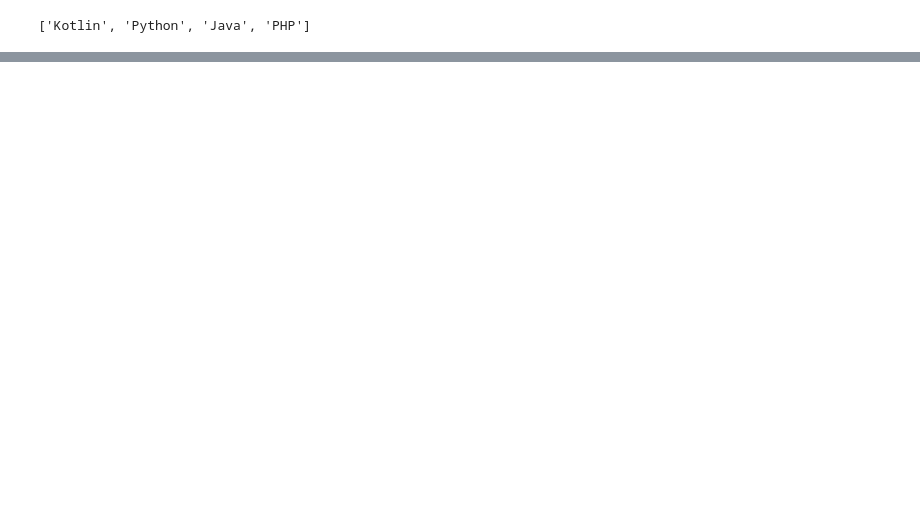
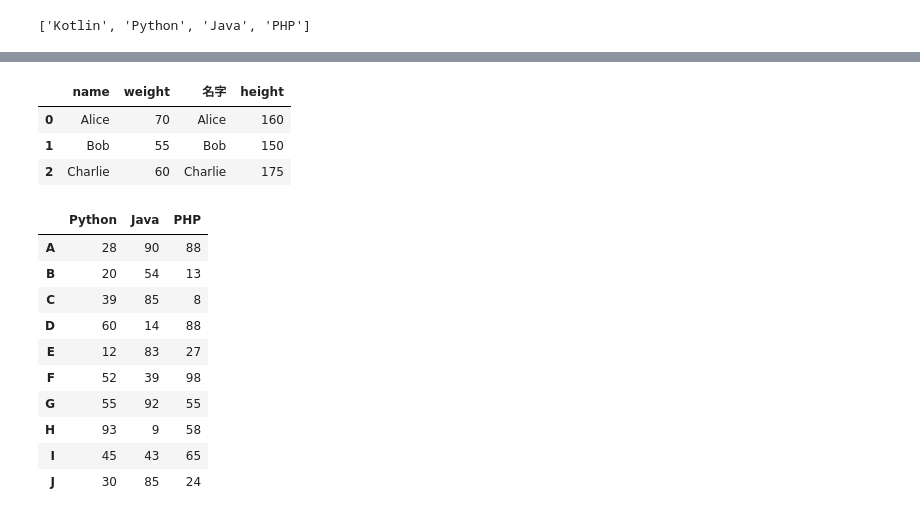
Before and after one commit to nalomu/ai_learning, a Jupyter notebook: 4-pandas高级.ipynb, the cells around one changed output, grey strips where cells are left out. Drawn from its saved outputs; the diff is of its cells as text; code cells hidden in the pictures; blank space fills up the shorter version.

```diff
--- a/4-pandas高级.ipynb
+++ b/4-pandas高级.ipynb
@@ -279,0 +320,25 @@ list(df.columns)
+# %%
+df1.merge(df3, left_on='name',right_on='名字', how='inner') # 根据不同的字段进行合并
+# %% [output]
+|  | name | weight | 名字 | height |
+| 0 | Alice | 70 | Alice | 160 |
+| 1 | Bob | 55 | Bob | 150 |
+| 2 | Charlie | 60 | Charlie | 175 |
+# %%
+# 创建10名同学的考试成绩
+df4 = pd.DataFrame(np.random.randint(0, 100, size=(10, 3)),
+                  index=list('ABCDEFGHIJ'),
+                  columns=['Python', 'Java', 'PHP'])
+df4
+# %% [output]
+|  | Python | Java | PHP |
+| A | 28 | 90 | 88 |
+| B | 20 | 54 | 13 |
+| C | 39 | 85 | 8 |
+| D | 60 | 14 | 88 |
+| E | 12 | 83 | 27 |
+| F | 52 | 39 | 98 |
+| G | 55 | 92 | 55 |
+| H | 93 | 9 | 58 |
+| I | 45 | 43 | 65 |
+| J | 30 | 85 | 24 |
```
Also changed, not shown: parts of 18 cells of this notebook.
